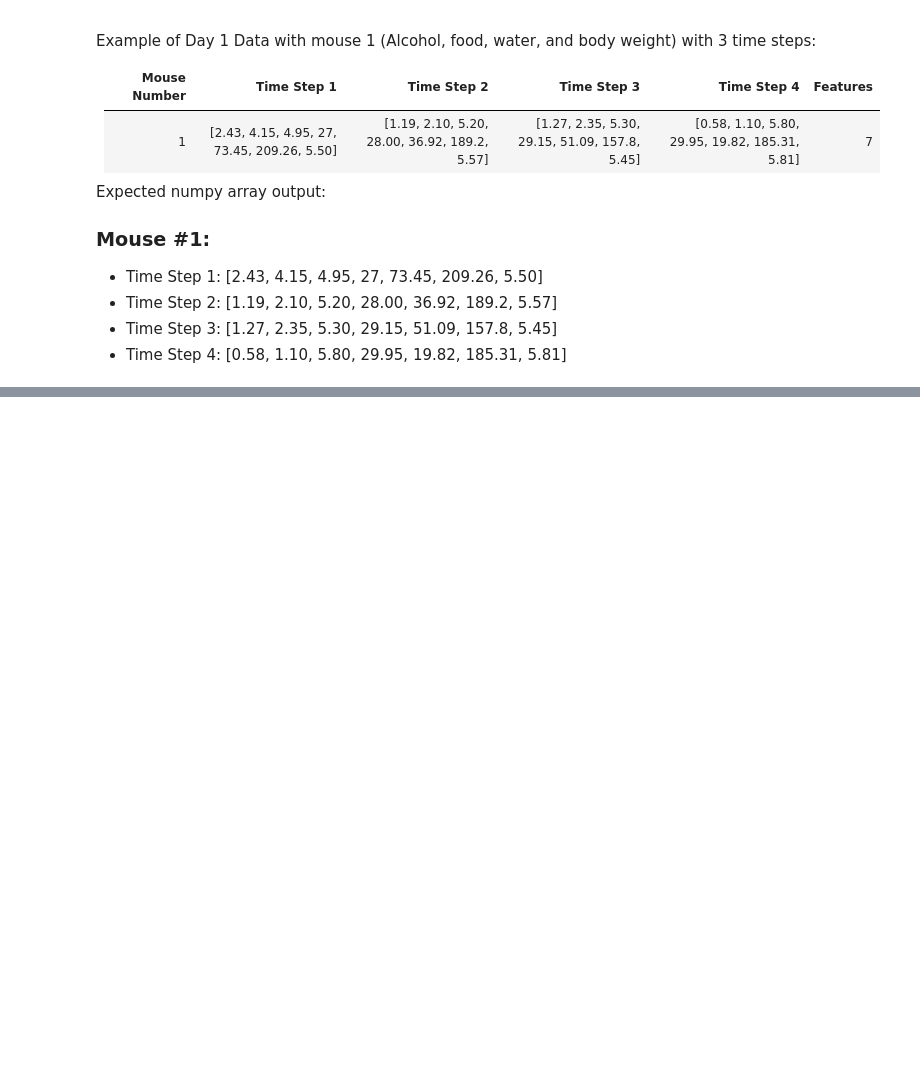
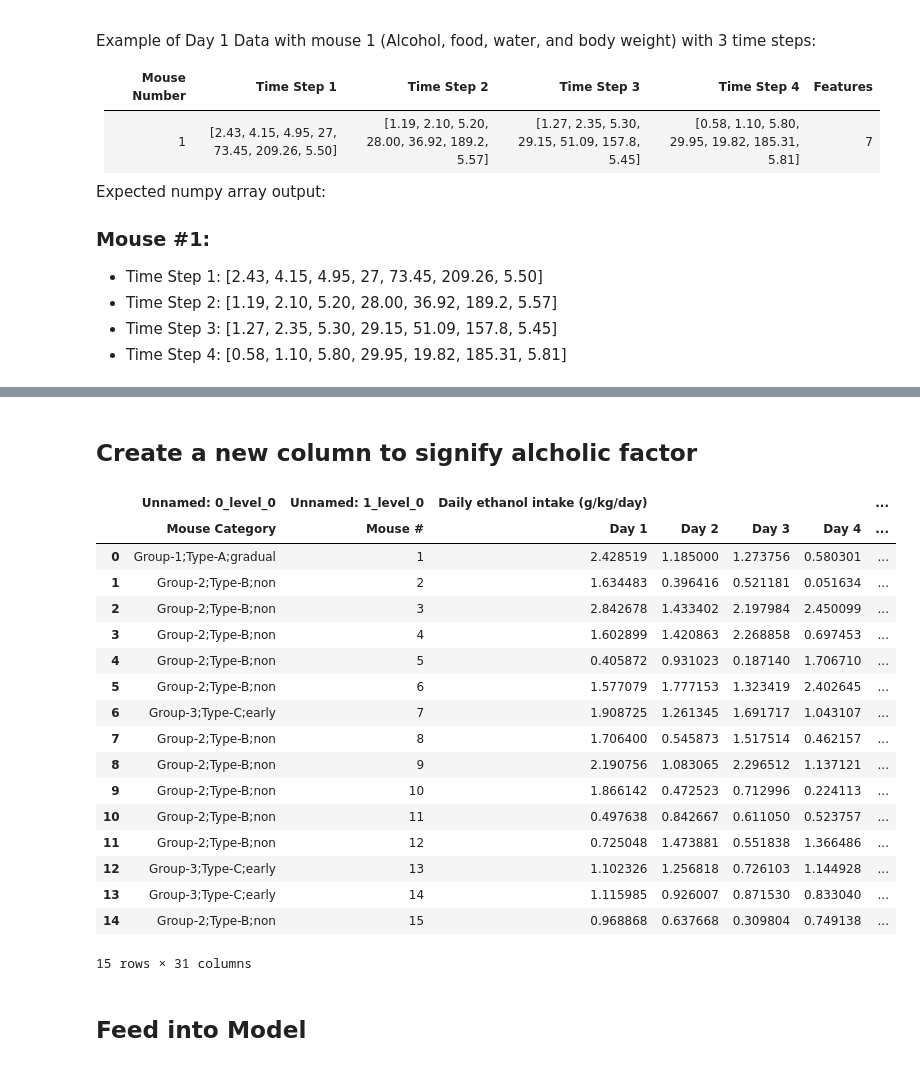
Before and after one commit to mahakanakala/alcoholism-prediction-ml, a Jupyter notebook: binary_prediction/data_collection.ipynb, the cells around one changed output, grey strips where cells are left out. Drawn from its saved outputs; the diff is of its cells as text; code cells hidden in the pictures; blank space fills up the shorter version.

Commit message:
feed data into BI-LSTM model

```diff
--- a/binary_prediction/data_collection.ipynb
+++ b/binary_prediction/data_collection.ipynb
@@ -178,0 +179,39 @@ print(data_3d)
+# %% [markdown]
+## Create a new column to signify alcholic factor
+# %%
+# Find the index level corresponding to 'Mouse Category' column
+mouse_category_index = df.columns.get_loc(('Unnamed: 0_level_0', 'Mouse Category'))
+
+# Define a function to map Mouse Category to 0 (Non-Alcoholic) or 1 (Alcoholic)
+def map_alcoholic_to_binary(row):
+    if 'Group-2' in row:
+        return 0  # Non-Alcoholic
+    else:
+        return 1  # Alcoholic
+
+# Create the new 'Alcoholic' column using the map_alcoholic_to_binary function
+df['Alcoholic'] = df.iloc[:, mouse_category_index].apply(map_alcoholic_to_binary)
+
+
+df.head(15)
+# %% [output]
+|  | Unnamed: 0_level_0 | Unnamed: 1_level_0 | Daily ethanol intake (g/kg/day) |  |  |  | ... |
+|  | Mouse Category | Mouse # | Day 1 | Day 2 | Day 3 | Day 4 | ... |
+| 0 | Group-1;Type-A;gradual | 1 | 2.428519 | 1.185000 | 1.273756 | 0.580301 | ... |
+| 1 | Group-2;Type-B;non | 2 | 1.634483 | 0.396416 | 0.521181 | 0.051634 | ... |
+| 2 | Group-2;Type-B;non | 3 | 2.842678 | 1.433402 | 2.197984 | 2.450099 | ... |
+| 3 | Group-2;Type-B;non | 4 | 1.602899 | 1.420863 | 2.268858 | 0.697453 | ... |
+| 4 | Group-2;Type-B;non | 5 | 0.405872 | 0.931023 | 0.187140 | 1.706710 | ... |
+| 5 | Group-2;Type-B;non | 6 | 1.577079 | 1.777153 | 1.323419 | 2.402645 | ... |
+| 6 | Group-3;Type-C;early | 7 | 1.908725 | 1.261345 | 1.691717 | 1.043107 | ... |
+| 7 | Group-2;Type-B;non | 8 | 1.706400 | 0.545873 | 1.517514 | 0.462157 | ... |
+| 8 | Group-2;Type-B;non | 9 | 2.190756 | 1.083065 | 2.296512 | 1.137121 | ... |
+| 9 | Group-2;Type-B;non | 10 | 1.866142 | 0.472523 | 0.712996 | 0.224113 | ... |
+| 10 | Group-2;Type-B;non | 11 | 0.497638 | 0.842667 | 0.611050 | 0.523757 | ... |
+| 11 | Group-2;Type-B;non | 12 | 0.725048 | 1.473881 | 0.551838 | 1.366486 | ... |
+| 12 | Group-3;Type-C;early | 13 | 1.102326 | 1.256818 | 0.726103 | 1.144928 | ... |
+| 13 | Group-3;Type-C;early | 14 | 1.115985 | 0.926007 | 0.871530 | 0.833040 | ... |
+| 14 | Group-2;Type-B;non | 15 | 0.968868 | 0.637668 | 0.309804 | 0.749138 | ... |
+15 rows × 31 columns
+# %% [markdown]
+## Feed into Model
```
Also changed, not shown: parts of 5 cells of this notebook, 2 other files.
